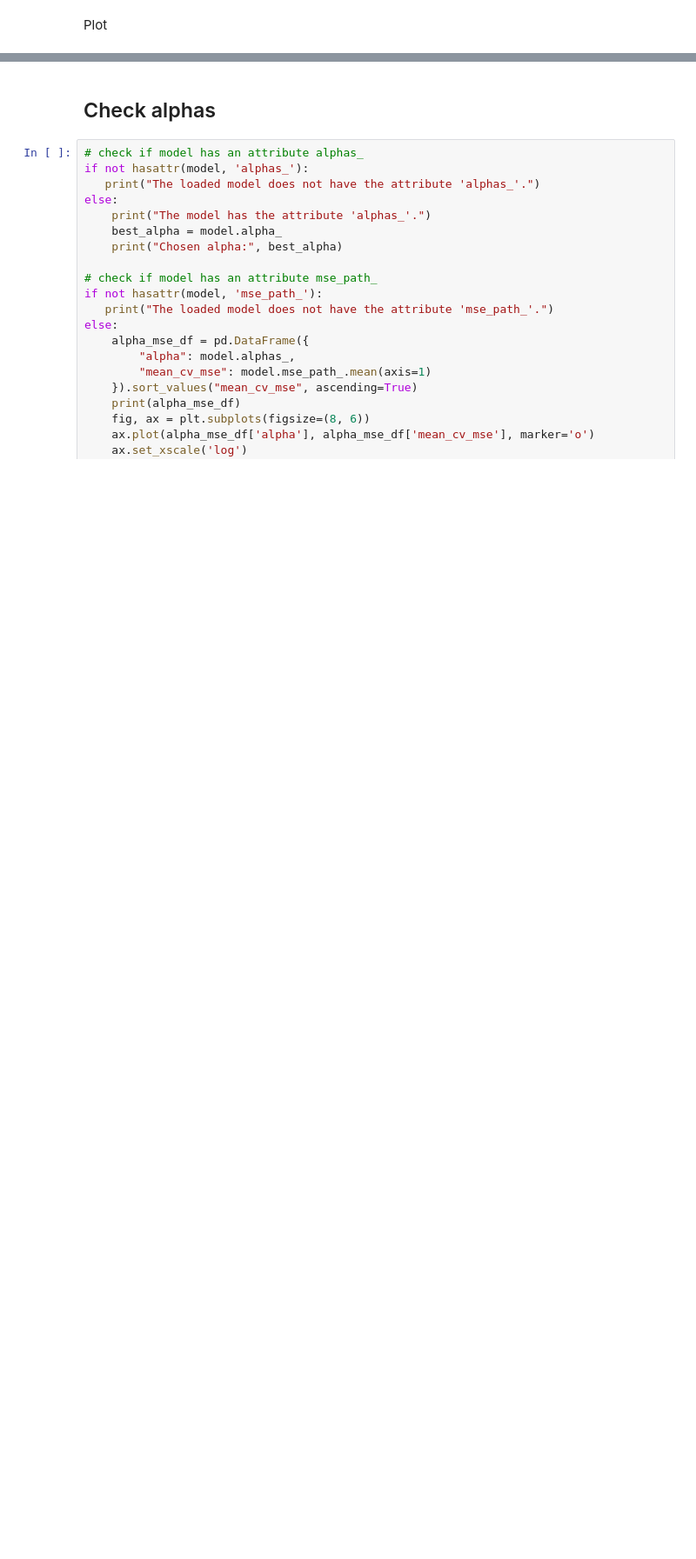
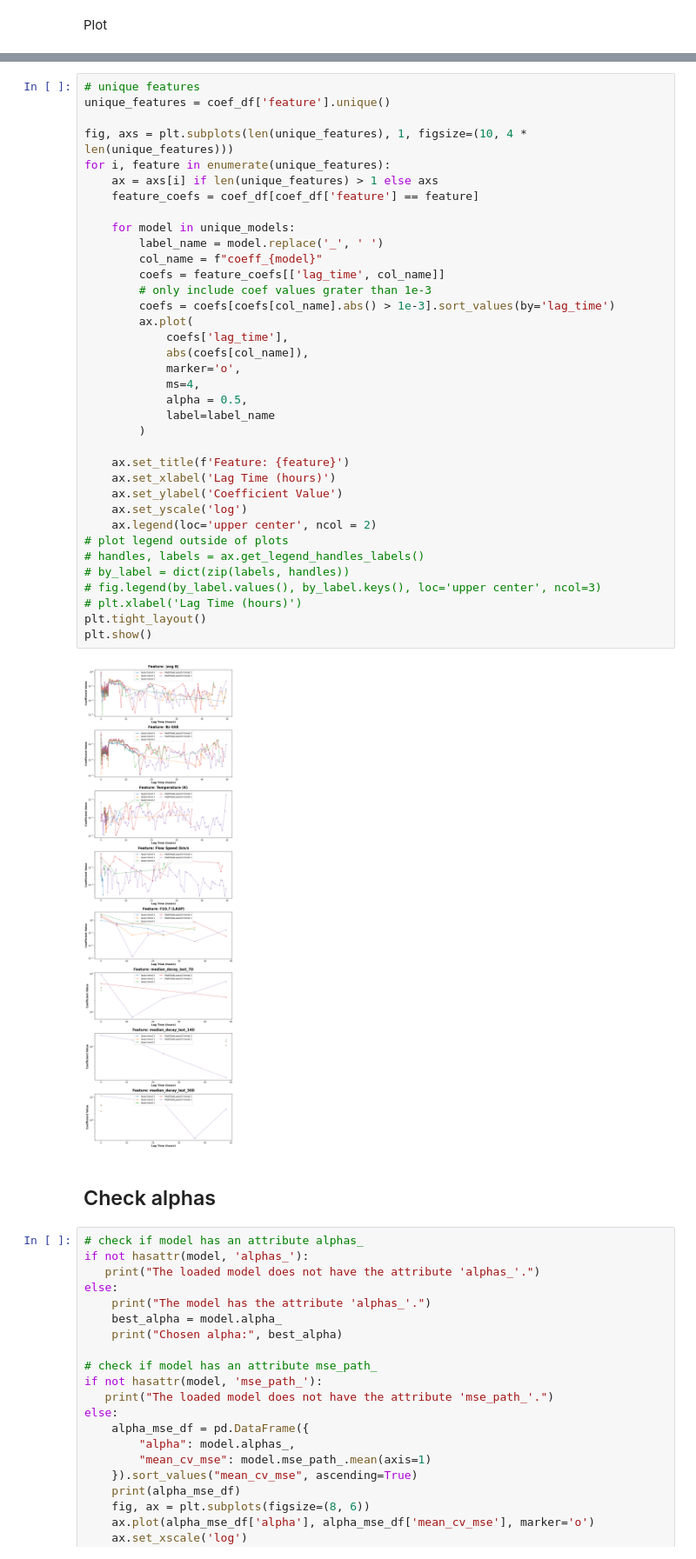
Before and after one commit to David-Student-Bern/MT, a Jupyter notebook: Analysis/modeling/compare_models.ipynb, the cells around one changed output, grey strips where cells are left out. Shown at 87% size. Cells and saved outputs as stored; diff of their text form; blank space fills up the shorter version.

```diff
--- a/Analysis/modeling/compare_models.ipynb
+++ b/Analysis/modeling/compare_models.ipynb
@@ -314,3 +302,41 @@ print(lag_config_trend["median_decay_last_7D"]['lags'])
+# %%
+# unique features
+unique_features = coef_df['feature'].unique()
+
+fig, axs = plt.subplots(len(unique_features), 1, figsize=(10, 4 * len(unique_features)))
+for i, feature in enumerate(unique_features):
+    ax = axs[i] if len(unique_features) > 1 else axs
+    feature_coefs = coef_df[coef_df['feature'] == feature]
+
+    for model in unique_models:
+        label_name = model.replace('_', ' ')
+        col_name = f"coeff_{model}"
+        coefs = feature_coefs[['lag_time', col_name]]
+        # only include coef values grater than 1e-3
+        coefs = coefs[coefs[col_name].abs() > 1e-3].sort_values(by='lag_time')
+        ax.plot(
+            coefs['lag_time'],
+            abs(coefs[col_name]),
+            marker='o',
+            ms=4,
+            alpha = 0.5,
+            label=label_name
+        )
+
+    ax.set_title(f'Feature: {feature}')
+    ax.set_xlabel('Lag Time (hours)')
+    ax.set_ylabel('Coefficient Value')
+    ax.set_yscale('log')
+    ax.legend(loc='upper center', ncol = 2)
+# plot legend outside of plots
+# handles, labels = ax.get_legend_handles_labels()
+# by_label = dict(zip(labels, handles))
+# fig.legend(by_label.values(), by_label.keys(), loc='upper center', ncol=3)
+# plt.xlabel('Lag Time (hours)')
+plt.tight_layout()
+plt.show()
+# %% [output]
+[figure, added]
 # %% [markdown]
 ## Check alphas
 # %%
```
Also changed, not shown: parts of 3 cells of this notebook.
